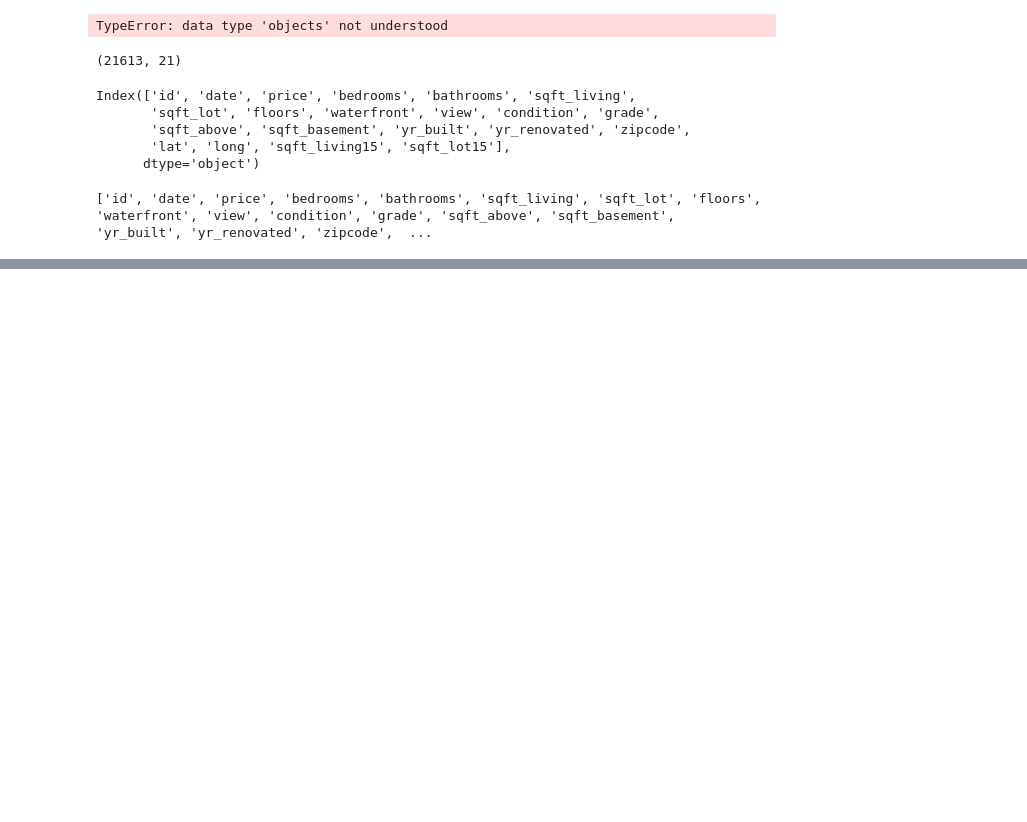
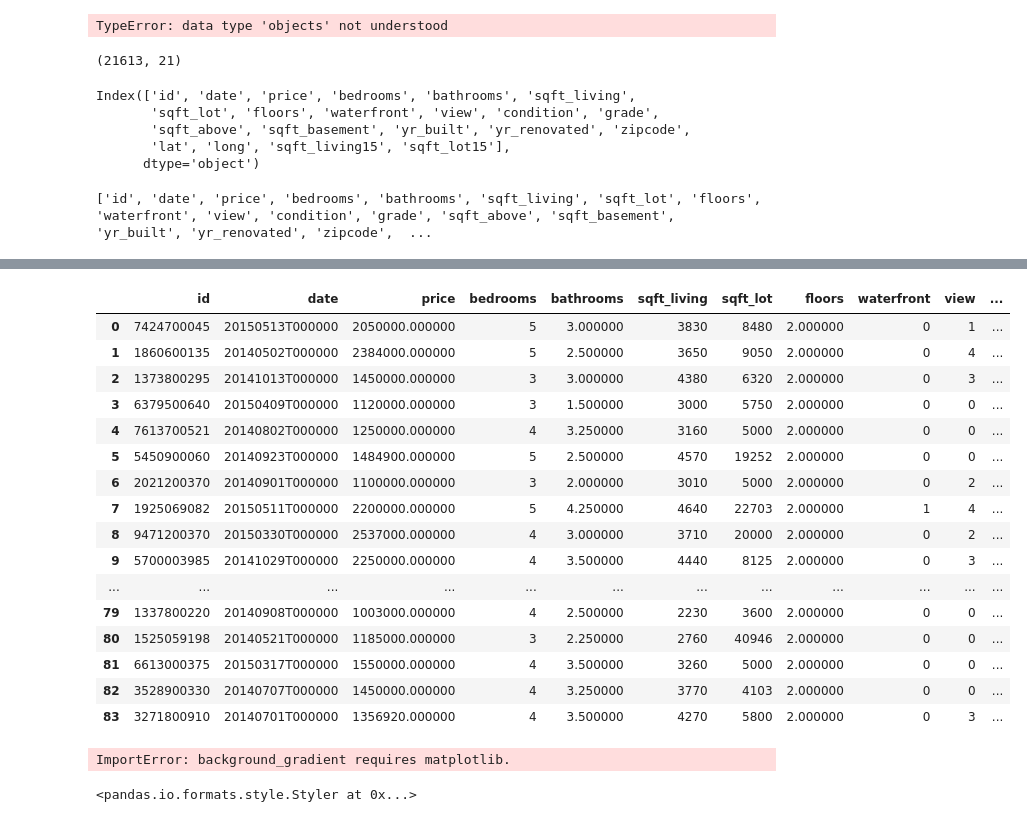
Before and after one commit to Abhisri1994/Python-Data-analytics-2024, a Jupyter notebook: Data analysis/Pandas.ipynb, the cells around one changed output, grey strips where cells are left out. Saved outputs shown, nothing was run; the diff lists cells and outputs as text; code cells hidden in the pictures; blank space fills up the shorter version.

Commit message:
Pandas operation

```diff
--- a/Data analysis/Pandas.ipynb
+++ b/Data analysis/Pandas.ipynb
@@ -206,0 +469,5 @@ df.sort_values('bedrooms')
+# %%
+f1 = df['price'] > 1000000
+f2 = df['condition'] == 5
+f3 = df['floors'] == 2
+df[f1 & f2 & f3 ]
@@ -206,0 +489,25 @@ df.sort_values('bedrooms')
+# %%
+df[f1 & f2 & f3].reset_index().style.highlight_max(color='blue')
+# %% [output]
+|  | id | date | price | bedrooms | bathrooms | sqft_living | sqft_lot | floors | waterfront | view | ... |
+| 0 | 7424700045 | 20150513T000000 | 2050000.000000 | 5 | 3.000000 | 3830 | 8480 | 2.000000 | 0 | 1 | ... |
+| 1 | 1860600135 | 20140502T000000 | 2384000.000000 | 5 | 2.500000 | 3650 | 9050 | 2.000000 | 0 | 4 | ... |
+| 2 | 1373800295 | 20141013T000000 | 1450000.000000 | 3 | 3.000000 | 4380 | 6320 | 2.000000 | 0 | 3 | ... |
+| 3 | 6379500640 | 20150409T000000 | 1120000.000000 | 3 | 1.500000 | 3000 | 5750 | 2.000000 | 0 | 0 | ... |
+| 4 | 7613700521 | 20140802T000000 | 1250000.000000 | 4 | 3.250000 | 3160 | 5000 | 2.000000 | 0 | 0 | ... |
+| 5 | 5450900060 | 20140923T000000 | 1484900.000000 | 5 | 2.500000 | 4570 | 19252 | 2.000000 | 0 | 0 | ... |
+| 6 | 2021200370 | 20140901T000000 | 1100000.000000 | 3 | 2.000000 | 3010 | 5000 | 2.000000 | 0 | 2 | ... |
+| 7 | 1925069082 | 20150511T000000 | 2200000.000000 | 5 | 4.250000 | 4640 | 22703 | 2.000000 | 1 | 4 | ... |
+| 8 | 9471200370 | 20150330T000000 | 2537000.000000 | 4 | 3.000000 | 3710 | 20000 | 2.000000 | 0 | 2 | ... |
+| 9 | 5700003985 | 20141029T000000 | 2250000.000000 | 4 | 3.500000 | 4440 | 8125 | 2.000000 | 0 | 3 | ... |
+| ... | ... | ... | ... | ... | ... | ... | ... | ... | ... | ... | ... |
+| 79 | 1337800220 | 20140908T000000 | 1003000.000000 | 4 | 2.500000 | 2230 | 3600 | 2.000000 | 0 | 0 | ... |
+| 80 | 1525059198 | 20140521T000000 | 1185000.000000 | 3 | 2.250000 | 2760 | 40946 | 2.000000 | 0 | 0 | ... |
+| 81 | 6613000375 | 20150317T000000 | 1550000.000000 | 4 | 3.500000 | 3260 | 5000 | 2.000000 | 0 | 0 | ... |
+| 82 | 3528900330 | 20140707T000000 | 1450000.000000 | 4 | 3.250000 | 3770 | 4103 | 2.000000 | 0 | 0 | ... |
+| 83 | 3271800910 | 20140701T000000 | 1356920.000000 | 4 | 3.500000 | 4270 | 5800 | 2.000000 | 0 | 3 | ... |
+# %%
+df[f1 & f2 & f3].reset_index().style.background_gradient(cmap='GnBu')
+# %% [output]
+ImportError: background_gradient requires matplotlib.
+<pandas.io.formats.style.Styler at 0x...>
```
Also changed, not shown: parts of 26 cells of this notebook.
